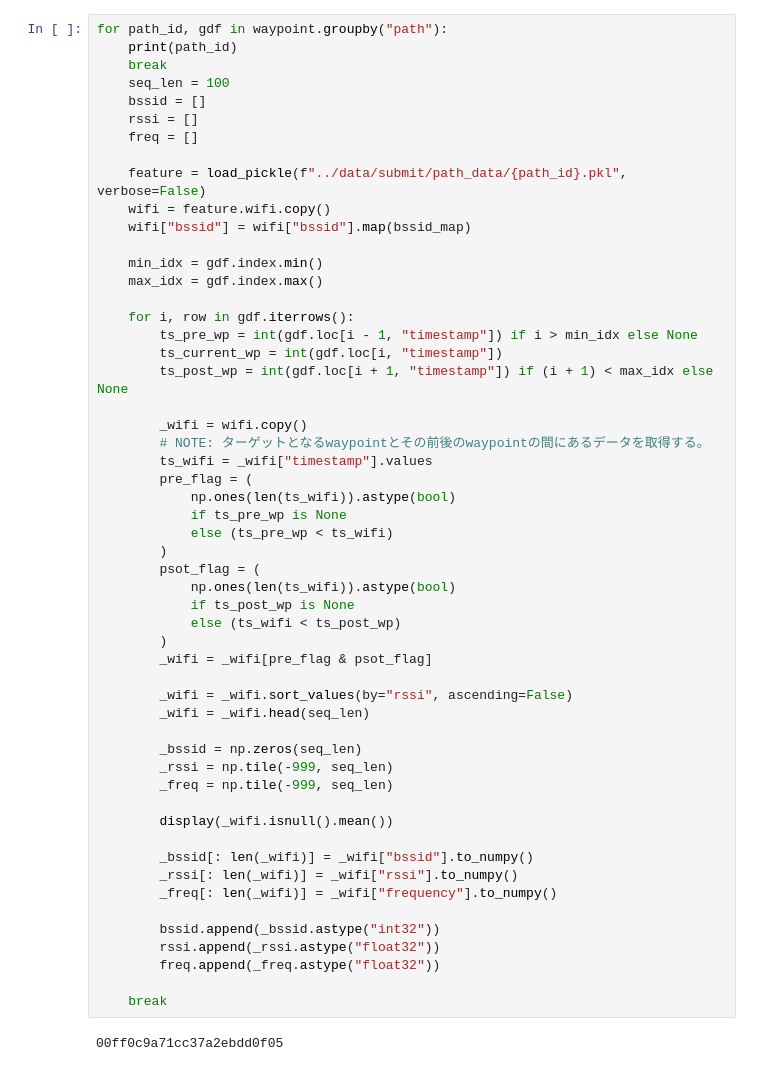
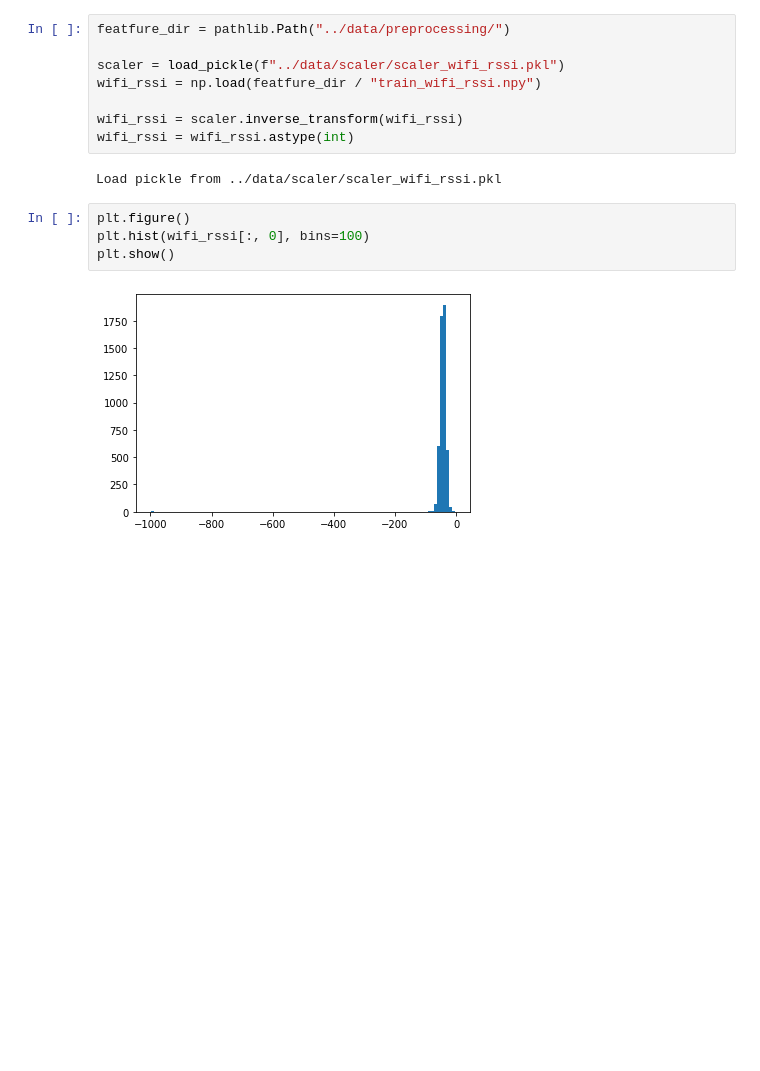
Before and after one commit to konumaru/indoor_location_and_Navigation, a Jupyter notebook: notebook/debug.ipynb, the cells around one changed output. Cells and saved outputs as stored; diff of their text form; blank space fills up the shorter version.

```diff
--- a/notebook/debug.ipynb
+++ b/notebook/debug.ipynb
@@ -102,56 +20,16 @@ bssid
-# %%
-for path_id, gdf in waypoint.groupby("path"):
-    print(path_id)
-    break
-    seq_len = 100
-    bssid = []
-    rssi = []
-    freq = []
-
-    feature = load_pickle(f"../data/submit/path_data/{path_id}.pkl", verbose=False)
-    wifi = feature.wifi.copy()
-    wifi["bssid"] = wifi["bssid"].map(bssid_map)
-
-    min_idx = gdf.index.min()
-    max_idx = gdf.index.max()
-
-    for i, row in gdf.iterrows():
-        ts_pre_wp = int(gdf.loc[i - 1, "timestamp"]) if i > min_idx else None
-        ts_current_wp = int(gdf.loc[i, "timestamp"])
-        ts_post_wp = int(gdf.loc[i + 1, "timestamp"]) if (i + 1) < max_idx else None
-
-        _wifi = wifi.copy()
-        # NOTE: ターゲットとなるwaypointとその前後のwaypointの間にあるデータを取得する。
-        ts_wifi = _wifi["timestamp"].values
-        pre_flag = (
-            np.ones(len(ts_wifi)).astype(bool)
-            if ts_pre_wp is None
-            else (ts_pre_wp < ts_wifi)
-        )
-        psot_flag = (
-            np.ones(len(ts_wifi)).astype(bool)
-            if ts_post_wp is None
-            else (ts_wifi < ts_post_wp)
-        )
-        _wifi = _wifi[pre_flag & psot_flag]
-
-        _wifi = _wifi.sort_values(by="rssi", ascending=False)
-        _wifi = _wifi.head(seq_len)
-
-        _bssid = np.zeros(seq_len)
-        _rssi = np.tile(-999, seq_len)
-        _freq = np.tile(-999, seq_len)
-
-        display(_wifi.isnull().mean())
-
-        _bssid[: len(_wifi)] = _wifi["bssid"].to_numpy()
-        _rssi[: len(_wifi)] = _wifi["rssi"].to_numpy()
-        _freq[: len(_wifi)] = _wifi["frequency"].to_numpy()
-
-        bssid.append(_bssid.astype("int32"))
-        rssi.append(_rssi.astype("float32"))
-        freq.append(_freq.astype("float32"))
-
-    break
-# %% [output]
-00ff0c9a71cc37a2ebdd0f05
+# %%
+featfure_dir = pathlib.Path("../data/preprocessing/")
+
+scaler = load_pickle(f"../data/scaler/scaler_wifi_rssi.pkl")
+wifi_rssi = np.load(featfure_dir / "train_wifi_rssi.npy")
+
+wifi_rssi = scaler.inverse_transform(wifi_rssi)
+wifi_rssi = wifi_rssi.astype(int)
+# %% [output]
+Load pickle from ../data/scaler/scaler_wifi_rssi.pkl
+# %%
+plt.figure()
+plt.hist(wifi_rssi[:, 0], bins=100)
+plt.show()
+# %% [output]
+[figure, added]
```
Also changed, not shown: parts of 8 cells of this notebook, 5 other files.
